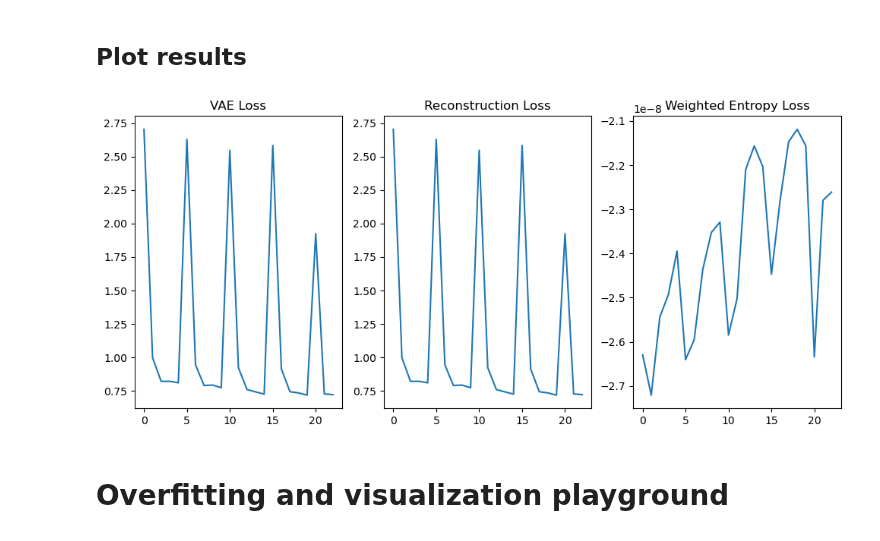
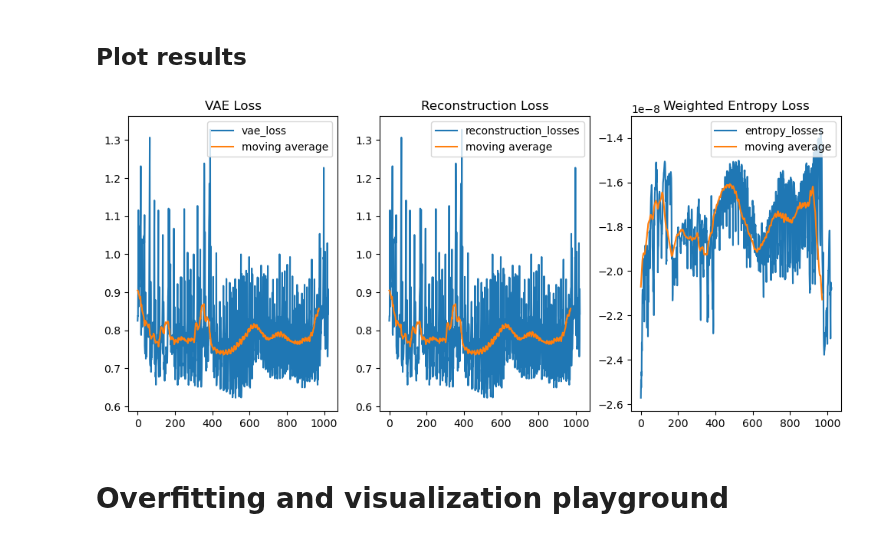
Before and after one commit to till2/self-driving-car, a Jupyter notebook: Dreamer.ipynb, the cells around one changed output. Drawn from its saved outputs; the diff is of its cells as text; code cells hidden in the pictures.

```diff
--- a/Dreamer.ipynb
+++ b/Dreamer.ipynb
@@ -41,7 +41,7 @@ device(type='cuda')
 # %%
 batch_size = 8
 
-A = 3 # number of action dimensions (3 for toy, 2 for real sim)
+A = 2 # number of action dimensions (3 for toy, 2 for real sim)
 H = 512 # discrete h state
 Z = 32*32 # stochastic Zx1 state
 # %% [markdown]
@@ -88,7 +109,7 @@ policy_net = MLP(input_dims=H+Z, output_dims=A).to(device) # state (H+Z) -> A
 """ vae training loop """
 
 # create the environment
-toy_env = True
+toy_env = False
 
 if toy_env:
     assert A==3
@@ -152,28 +173,10 @@ for episode in range(n_episodes): # tqdm
             reconstruction_losses.append(reconstruction_loss.item())
             entropy_losses.append(weighted_entropy_loss.item())
 
-        # predict z from h
-        z_pred = rssm.dynamics_mlp(h).view(-1, Z) # B,1024 (flattened)
-
-        # get true z from encoder
-        z = rssm.vae.encode(x).view(-1, Z) # B,1024 (flattened)
-
-        state = torch.cat((h.view(-1, H), z), 1) # 1 (B), H+Z
-
-        # apply actor and critic nets on state
-        v = value_net(state)
-        action = policy_net(state) # a is a 2x1 vector
-
-        # predict other stuff
-        r = rssm.reward_mlp(state)
-        c = rssm.continue_mlp(state) # binary classification
-
-        # combine everything and apply the rnn to get the next hidden state
-        rnn_input = torch.cat((action, state), dim=1)
-        _, h = rssm.rnn(rnn_input, h.view(-1, H))
+        # predict one step using the RSSM and apply the actor-critic
+        h, action, v, reward, continue_flag = rssm(x, h)
 
         # choose and execute an action
-        # action = env.action_space.sample()
         next_obs, reward, terminated, truncated, info = env.step(action.squeeze().detach().cpu().numpy())
 
         done = terminated or truncated
@@ -192,39 +226,45 @@ KeyboardInterrupt:
 # %% [markdown]
 ## Plot results
 # %%
-rolling_length = 1
+rolling_length = max(1, int(len(vae_losses)/20))
 
 fig, axs = plt.subplots(ncols=3, figsize=(12, 5))
 
 axs[0].set_title("VAE Loss")
 vae_losses_moving_average = (
     np.convolve(
         np.array(vae_losses).flatten(), np.ones(rolling_length), mode="valid"
     )
     / rolling_length
 )
-axs[0].plot(range(len(vae_losses_moving_average)), vae_losses_moving_average)
+axs[0].plot(range(len(vae_losses)), vae_losses, label="vae_loss")
+axs[0].plot(range(len(vae_losses_moving_average)), vae_losses_moving_average, label="moving average")
+axs[0].legend(loc="upper right")
 
 
 axs[1].set_title("Reconstruction Loss")
 reconstruction_losses_moving_average = (
     np.convolve(
         np.array(reconstruction_losses).flatten(), np.ones(rolling_length), mode="valid"
     )
     / rolling_length
 )
-axs[1].plot(range(len(reconstruction_losses_moving_average)), reconstruction_losses_moving_average)
+axs[1].plot(range(len(reconstruction_losses)), reconstruction_losses, label="reconstruction_losses")
+axs[1].plot(range(len(reconstruction_losses_moving_average)), reconstruction_losses_moving_average, label="moving average")
+axs[1].legend(loc="upper right")
 
 axs[2].set_title("Weighted Entropy Loss")
 entropy_losses_moving_average = (
     np.convolve(
         np.array(entropy_losses).flatten(), np.ones(rolling_length), mode="valid"
     )
     / rolling_length
 )
-axs[2].plot(range(len(entropy_losses_moving_average)), entropy_losses_moving_average);
+axs[2].plot(range(len(entropy_losses)), entropy_losses, label="entropy_losses")
+axs[2].plot(range(len(entropy_losses_moving_average)), entropy_losses_moving_average, label="moving average")
+axs[2].legend(loc="upper right");
 # %% [output]
-[figure, old version]
+[figure, new version]
 # %% [markdown]
 # Overfitting and visualization playground
 # %%
```
Also changed, not shown: parts of 11 cells of this notebook, 2 other files.
